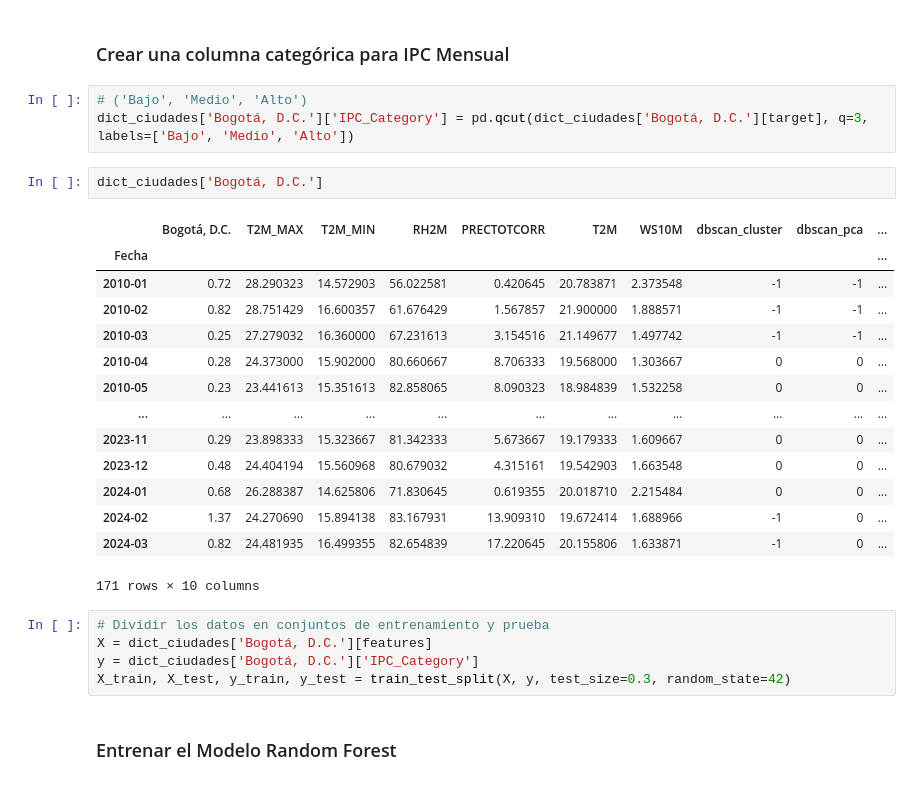
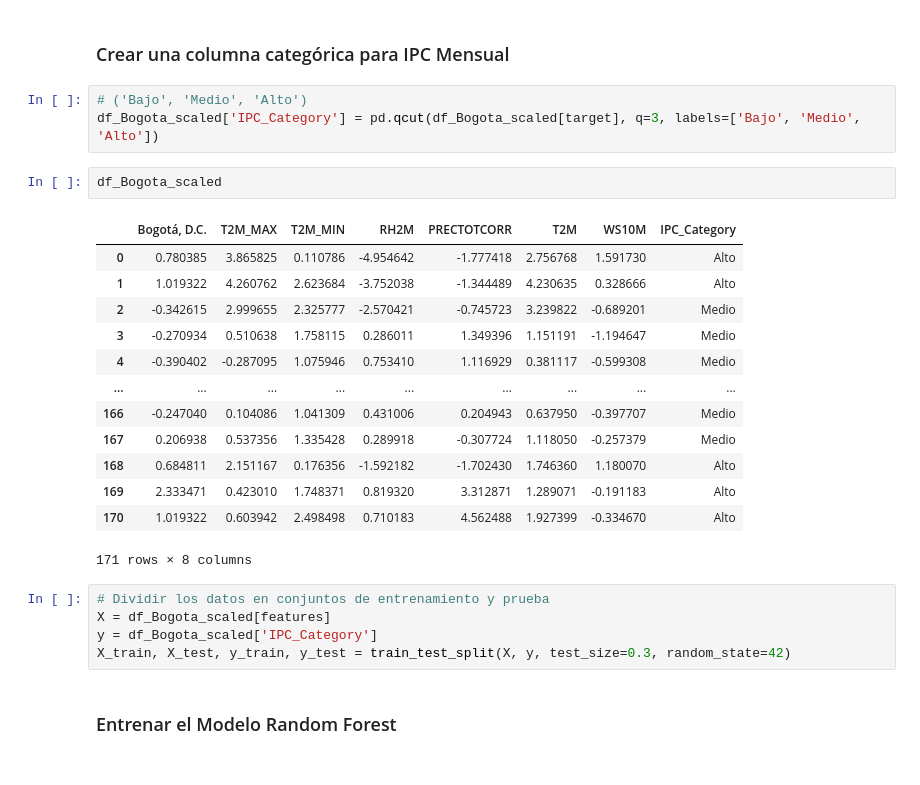
Before and after one commit to andersonjalvarado/Proyecto-IA-Javeriana, a Jupyter notebook: Proyecto.ipynb, the cells around one changed output. Cells and saved outputs as stored; diff of their text form.

```diff
--- a/Proyecto.ipynb
+++ b/Proyecto.ipynb
@@ -775,28 +776,27 @@ target = 'Bogotá, D.C.'
 ### Crear una columna categórica para IPC Mensual
 # %%
 # ('Bajo', 'Medio', 'Alto')
-dict_ciudades['Bogotá, D.C.']['IPC_Category'] = pd.qcut(dict_ciudades['Bogotá, D.C.'][target], q=3, labels=['Bajo', 'Medio', 'Alto'])
+df_Bogota_scaled['IPC_Category'] = pd.qcut(df_Bogota_scaled[target], q=3, labels=['Bajo', 'Medio', 'Alto'])
-# %%
-dict_ciudades['Bogotá, D.C.']
-# %% [output]
-|  | Bogotá, D.C. | T2M_MAX | T2M_MIN | RH2M | PRECTOTCORR | T2M | WS10M | dbscan_cluster | dbscan_pca | ... |
-| Fecha |  |  |  |  |  |  |  |  |  | ... |
-| 2010-01 | 0.72 | 28.290323 | 14.572903 | 56.022581 | 0.420645 | 20.783871 | 2.373548 | -1 | -1 | ... |
-| 2010-02 | 0.82 | 28.751429 | 16.600357 | 61.676429 | 1.567857 | 21.900000 | 1.888571 | -1 | -1 | ... |
-| 2010-03 | 0.25 | 27.279032 | 16.360000 | 67.231613 | 3.154516 | 21.149677 | 1.497742 | -1 | -1 | ... |
-| 2010-04 | 0.28 | 24.373000 | 15.902000 | 80.660667 | 8.706333 | 19.568000 | 1.303667 | 0 | 0 | ... |
-| 2010-05 | 0.23 | 23.441613 | 15.351613 | 82.858065 | 8.090323 | 18.984839 | 1.532258 | 0 | 0 | ... |
-| ... | ... | ... | ... | ... | ... | ... | ... | ... | ... | ... |
-| 2023-11 | 0.29 | 23.898333 | 15.323667 | 81.342333 | 5.673667 | 19.179333 | 1.609667 | 0 | 0 | ... |
-| 2023-12 | 0.48 | 24.404194 | 15.560968 | 80.679032 | 4.315161 | 19.542903 | 1.663548 | 0 | 0 | ... |
-| 2024-01 | 0.68 | 26.288387 | 14.625806 | 71.830645 | 0.619355 | 20.018710 | 2.215484 | 0 | 0 | ... |
-| 2024-02 | 1.37 | 24.270690 | 15.894138 | 83.167931 | 13.909310 | 19.672414 | 1.688966 | -1 | 0 | ... |
-| 2024-03 | 0.82 | 24.481935 | 16.499355 | 82.654839 | 17.220645 | 20.155806 | 1.633871 | -1 | 0 | ... |
-171 rows × 10 columns
+# %%
+df_Bogota_scaled
+# %% [output]
+|  | Bogotá, D.C. | T2M_MAX | T2M_MIN | RH2M | PRECTOTCORR | T2M | WS10M | IPC_Category |
+| 0 | 0.780385 | 3.865825 | 0.110786 | -4.954642 | -1.777418 | 2.756768 | 1.591730 | Alto |
+| 1 | 1.019322 | 4.260762 | 2.623684 | -3.752038 | -1.344489 | 4.230635 | 0.328666 | Alto |
+| 2 | -0.342615 | 2.999655 | 2.325777 | -2.570421 | -0.745723 | 3.239822 | -0.689201 | Medio |
+| 3 | -0.270934 | 0.510638 | 1.758115 | 0.286011 | 1.349396 | 1.151191 | -1.194647 | Medio |
+| 4 | -0.390402 | -0.287095 | 1.075946 | 0.753410 | 1.116929 | 0.381117 | -0.599308 | Medio |
+| ... | ... | ... | ... | ... | ... | ... | ... | ... |
+| 166 | -0.247040 | 0.104086 | 1.041309 | 0.431006 | 0.204943 | 0.637950 | -0.397707 | Medio |
+| 167 | 0.206938 | 0.537356 | 1.335428 | 0.289918 | -0.307724 | 1.118050 | -0.257379 | Medio |
+| 168 | 0.684811 | 2.151167 | 0.176356 | -1.592182 | -1.702430 | 1.746360 | 1.180070 | Alto |
+| 169 | 2.333471 | 0.423010 | 1.748371 | 0.819320 | 3.312871 | 1.289071 | -0.191183 | Alto |
+| 170 | 1.019322 | 0.603942 | 2.498498 | 0.710183 | 4.562488 | 1.927399 | -0.334670 | Alto |
+171 rows × 8 columns
 # %%
 # Dividir los datos en conjuntos de entrenamiento y prueba
-X = dict_ciudades['Bogotá, D.C.'][features]
-y = dict_ciudades['Bogotá, D.C.']['IPC_Category']
+X = df_Bogota_scaled[features]
+y = df_Bogota_scaled['IPC_Category']
 X_train, X_test, y_train, y_test = train_test_split(X, y, test_size=0.3, random_state=42)
 # %% [markdown]
 ### Entrenar el Modelo Random Forest
```
Also changed, not shown: parts of 2 cells of this notebook, 1 other file.
